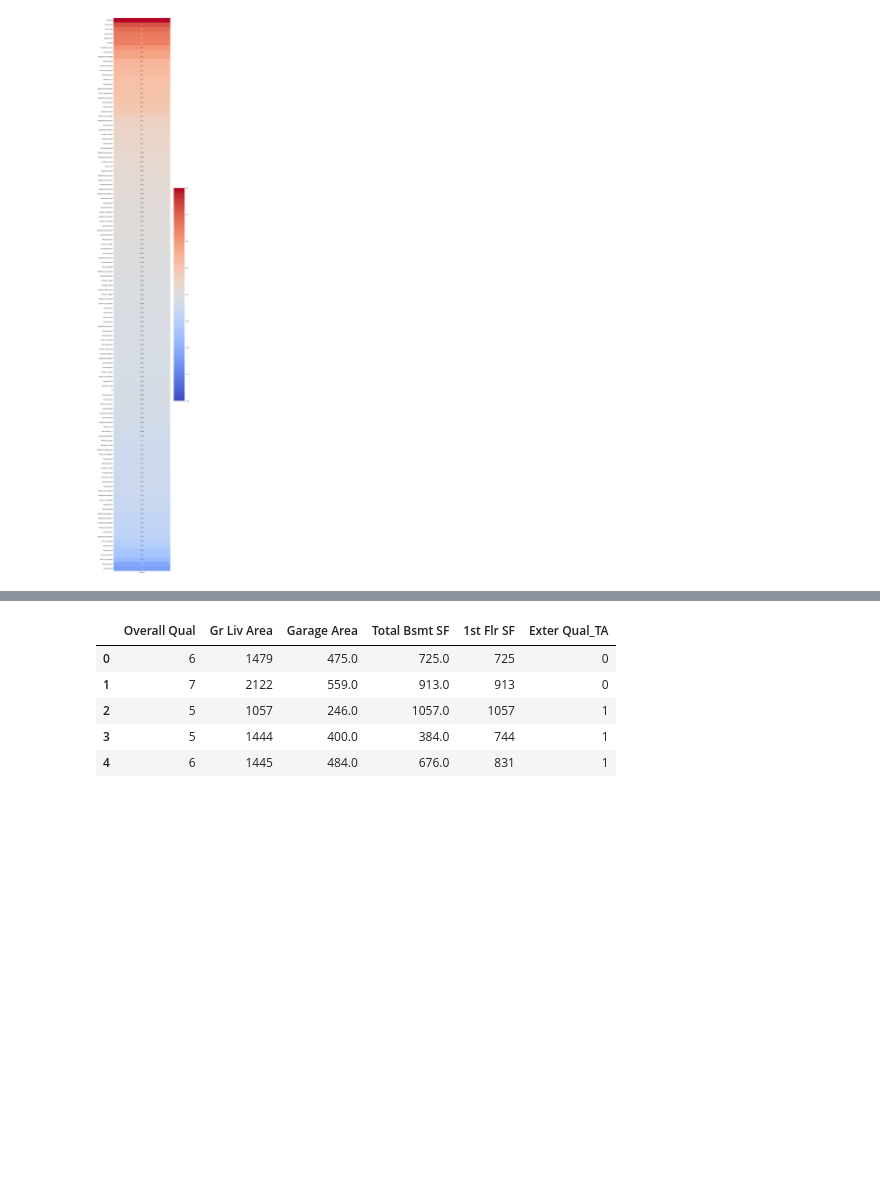
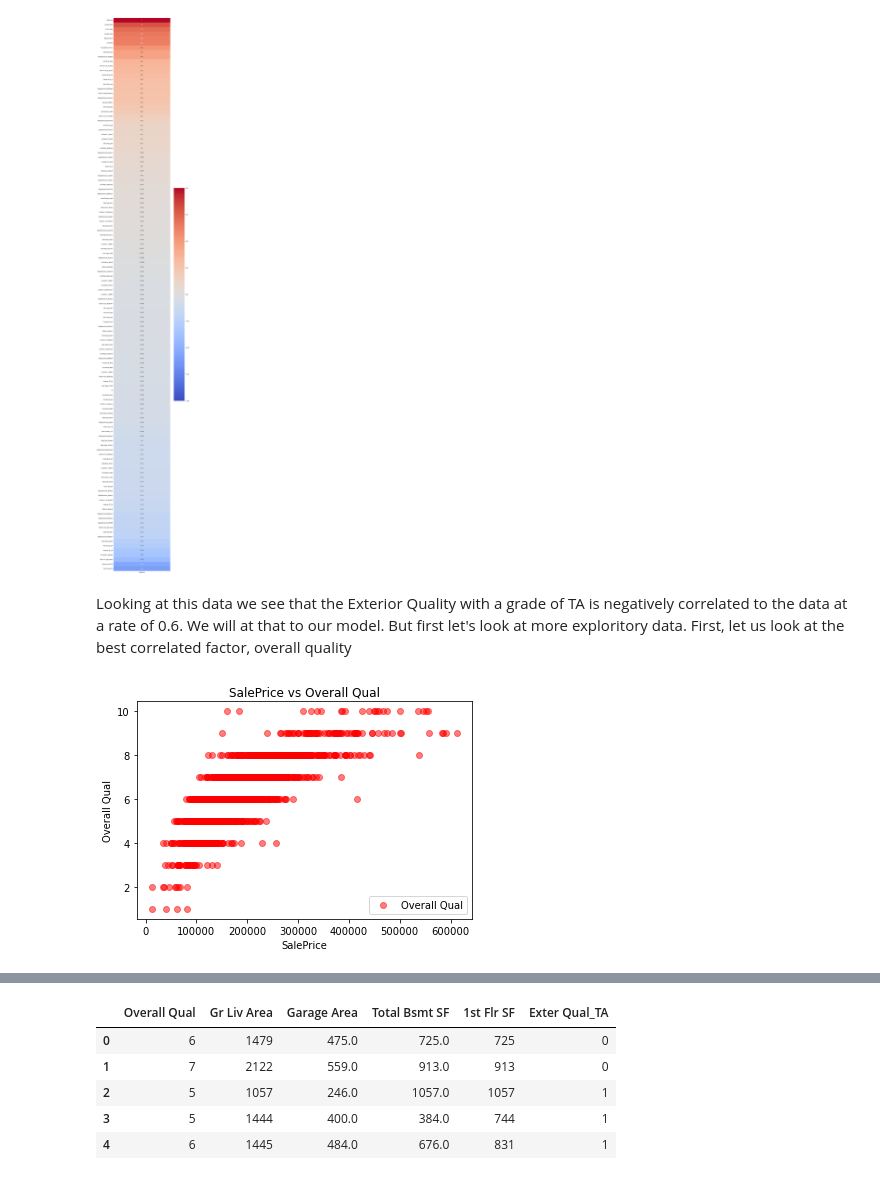
Before and after one commit to matthew-edelmann/Ames-Housing-Data-and-Kaggle-Challenge, a Jupyter notebook: project_2.ipynb, the cells around one changed output, grey strips where cells are left out. Saved outputs shown, nothing was run; the diff lists cells and outputs as text; code cells hidden in the pictures; blank space fills up the shorter version.

```diff
--- a/project_2.ipynb
+++ b/project_2.ipynb
@@ -278,3 +291,18 @@ sns.heatmap(home_train.corr()[['SalePrice']].sort_values(by='SalePrice',ascendin
             cmap = 'coolwarm');
 # %% [output]
 [figure]
+# %% [markdown]
+Looking at this data we see that the Exterior Quality with a grade of TA is negatively correlated to the data at a rate of 0.6. We will at that to our model. But first let's look at more exploritory data. First, let us look at the best correlated factor, overall quality
+# %%
+#Let's look at the graphs of some of these
+#Let us start with the one with the most correlation. Overall Qual
+plt.title('SalePrice vs Overall Qual')
+
+plt.scatter(home_train['SalePrice'],
+            home_train['Overall Qual'],
+            color = 'r', alpha = 0.5, label = 'Overall Qual')
+plt.xlabel('SalePrice')
+plt.ylabel('Overall Qual')
+plt.legend();
+# %% [output]
+[figure, added]
```
Also changed, not shown: parts of 75 cells of this notebook.
